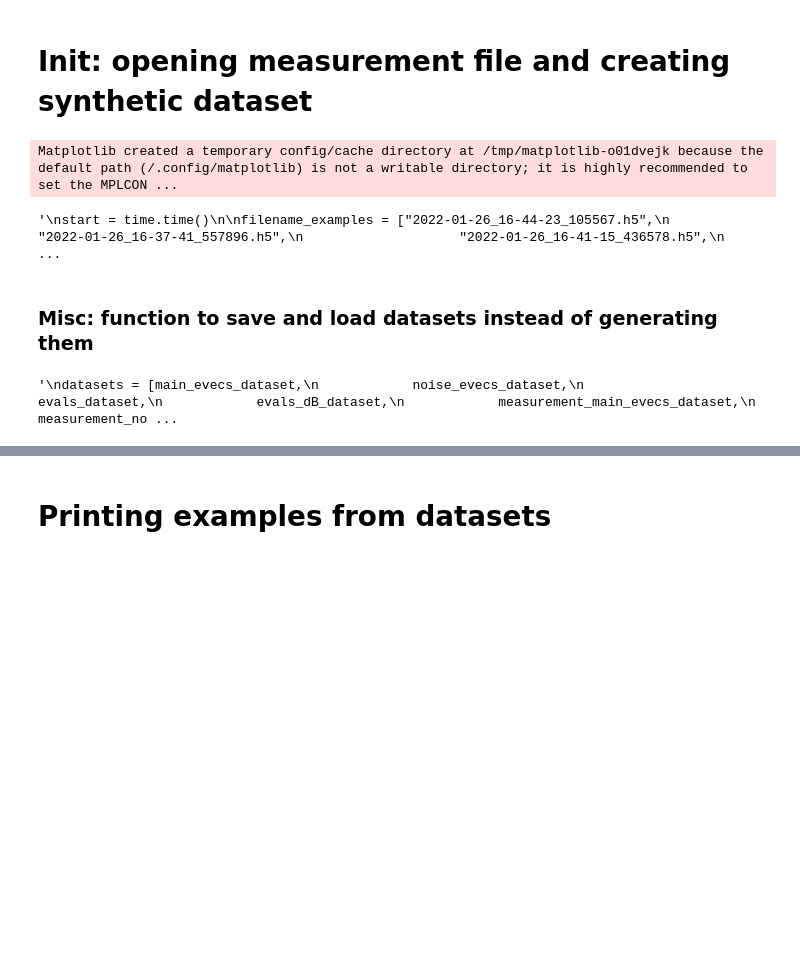
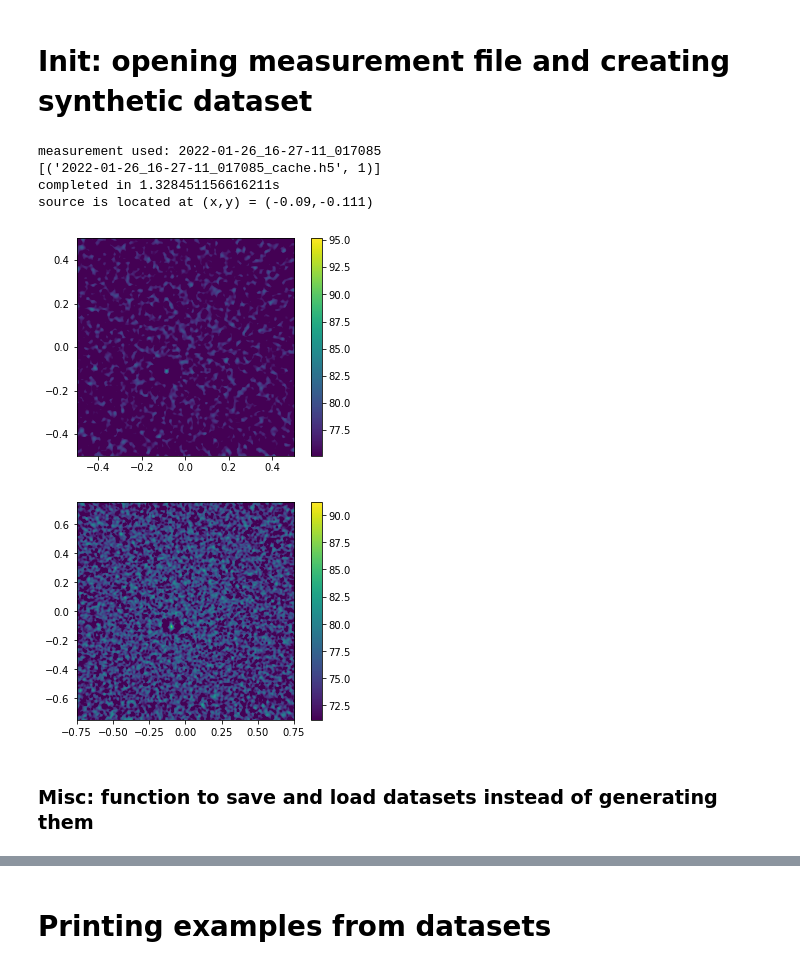
Before and after one commit to raskharkapakh/Master-Arbeit, a Jupyter notebook: python_files/GAN3/notebook.ipynb, the cells around one changed output, grey strips where cells are left out. Cells and saved outputs as stored; diff of their text form; code cells hidden in the pictures; blank space fills up the shorter version.

Commit message:
necessary backup push

```diff
--- a/python_files/GAN3/notebook.ipynb
+++ b/python_files/GAN3/notebook.ipynb
@@ -27,14 +27,23 @@ from main_evecs_WGANGP import main_evecs_WGANGP
 from noise_evecs_WGANGP import noise_evecs_WGANGP
 from measurement import get_measurement_sample
 from eigenmanipulation import normalize_evals, normalize_evecs, levelify, unlevelify
-from beamforming import beamform, get_csm
+from beamforming import beamform, get_csm, get_rank_I_csm
+from plotting_loss import plot_loss
 
 # config files
 from msm_config2022 import FILES, LOC # config file for measurements with names 2022- ... .h5
+
+
+# ==============================================================================================================
+# Code necessary to prevent the container from occupying the whole GPU RAM.
+# ==============================================================================================================
+
+gpu_available = tf.config.list_physical_devices('GPU')
+
+# only occupy needed GPU RAM
+for gpu in gpu_available:
+    tf.config.experimental.set_memory_growth(gpu, True)
-# %% [output]
-Matplotlib created a temporary config/cache directory at /tmp/matplotlib-o01dvejk because the default path (/.config/matplotlib) is not a writable directory; it is highly recommended to set the MPLCON ...
 # %%
-"""
 start = time.time()
 
 filename_examples = ["2022-01-26_16-44-23_105567.h5",
@@ -55,7 +64,8 @@ NB_STEPS = 5
 # Variables to access the measurements
 MEASUREMENT_PATH = "../Data/Measurement/td/"
 MEASUREMENT_PATH_C4 = "../../../shared/measured_data/td/"
-FILENAME = filename_examples[np.random.randint(len(filename_examples))]
+index = 3#np.random.randint(len(filename_examples))
+FILENAME = filename_examples[index]
 print(f"measurement used: {FILENAME[:-3]}")
 MEASUREMENT_NAME = f"{MEASUREMENT_PATH}{FILENAME}"
 
@@ -71,40 +81,83 @@ SAMPLING_FREQUENCY = 51200 # measurement 2022
 FREQ = (SAMPLING_FREQUENCY*FREQ_INDEX)/BLOCKSIZE
 HELMOTZ_NUMBER_MEASUREMENT = (FREQ*APERTURE_SIZE)/SPEED_OF_SOUND
 HELMOTZ_NUMBER_SYNTHETIC = FREQ/SPEED_OF_SOUND
 
 
 
 # Generating synthetic dataset
+
 synthetic_dataset = [get_sample2(loc=LOCATION,
                                  helmotz_number=HELMOTZ_NUMBER_SYNTHETIC)
                      for _ in range(BATCH_SIZE*NB_SYNTHETIC_BATCH)]
+
+
 
 main_evecs_dataset = tf.convert_to_tensor([s[0] for s in synthetic_dataset])
 noise_evecs_dataset = tf.convert_to_tensor([s[1] for s in synthetic_dataset])
 evals_dataset = tf.convert_to_tensor([s[2] for s in synthetic_dataset])
 evals_dB_dataset = tf.convert_to_tensor([s[3] for s in synthetic_dataset])
 
 # Opening measurement dataset
 measurement_dataset = [get_measurement_sample(measurement_name=MEASUREMENT_NAME,
                                              freq_index=FREQ_INDEX)
                        for _ in range(BATCH_SIZE*NB_MEASUREMENT_BATCH)]
 
 measurement_main_evecs_dataset = tf.convert_to_tensor([m[0] for m in measurement_dataset])
 measurement_noise_evecs_dataset = tf.convert_to_tensor([m[1] for m in measurement_dataset])
 measurement_evals_dataset = tf.convert_to_tensor([m[2] for m in measurement_dataset])
 measurement_evals_dB_dataset = tf.convert_to_tensor([m[3] for m in measurement_dataset])
 
 diff = time.time() - start
 print(f"completed in {diff}s")
-"""
+
+
+
+# RANK I Beamforming validation test ==========================================================================
+print(f"source is located at (x,y) = ({LOCATION[0]},{LOCATION[1]})")
+
+NUMFREQ = 1 # one freq with index bin = 13 ? -> is that accurate ?
+NUMCHANNELS = 64
+
+# 1 with synthetic ============================================================================================
+generated_evals = evals_dataset[0, :, :,:]
+evals_vec_numpy = normalize_evals(np.sort(np.array(generated_evals[ :, :, 0]).flatten()))
+evals_vec = tf.convert_to_tensor(evals_vec_numpy)
+
+main_evec = normalize_evecs(main_evecs_dataset[0, :, :,:])
+main_evec_real = main_evec[:, 0, 0]
+main_evec_imag = main_evec[:, 0, 1]
+
+rank_I_csm = get_rank_I_csm(main_evec_real, main_evec_imag, evals_vec).numpy()
+rank_I_csm = np.reshape(rank_I_csm, newshape=(NUMFREQ,NUMCHANNELS,NUMCHANNELS))
+beamform(rank_I_csm, helmotz_number=HELMOTZ_NUMBER_SYNTHETIC, measurement=False)
+
+
+# 2 with measurement ===========================================================================================
+generated_evals = measurement_evals_dataset[0, :, :,:]
+evals_vec_numpy = normalize_evals(np.sort(np.array(generated_evals[ :, :, 0]).flatten()))
+evals_vec = tf.convert_to_tensor(evals_vec_numpy)
+
+main_evec = normalize_evecs(measurement_main_evecs_dataset[0, :, :,:])
+main_evec_real = main_evec[:, 0, 0]
+main_evec_imag = main_evec[:, 0, 1]
+
+rank_I_csm = get_rank_I_csm(main_evec_real, main_evec_imag, evals_vec).numpy()
+rank_I_csm = np.reshape(rank_I_csm, newshape=(NUMFREQ,NUMCHANNELS,NUMCHANNELS))
+beamform(rank_I_csm, helmotz_number=HELMOTZ_NUMBER_MEASUREMENT, measurement=True)
+
+
 # On computer4, for: BATCH_SIZE = 16, NB_SYNTHETIC_BATCH = 500, NB_MEASUREMENT_BATCH = 100 --> completed in approx. 30min
 # %% [output]
-'\nstart = time.time()\n\nfilename_examples = ["2022-01-26_16-44-23_105567.h5",\n                    "2022-01-26_16-37-41_557896.h5",\n                    "2022-01-26_16-41-15_436578.h5",\n            ...
+measurement used: 2022-01-26_16-27-11_017085
+[('2022-01-26_16-27-11_017085_cache.h5', 1)]
+completed in 1.328451156616211s
+source is located at (x,y) = (-0.09,-0.111)
+[figure, added]
+[figure, added]
 # %% [markdown]
 ### Misc: function to save and load datasets instead of generating them
 # %%
 # Save datasets:
-"""
 datasets = [main_evecs_dataset,
             noise_evecs_dataset,
             evals_dataset,
@@ -154,9 +207,6 @@ variable_dict_json = json.dumps(variable_dict)
 
 with open("datasets_backups/variable_dict.json","w") as f:
     f.write(variable_dict_json)
-"""
-# %% [output]
-'\ndatasets = [main_evecs_dataset,\n            noise_evecs_dataset,\n            evals_dataset,\n            evals_dB_dataset,\n            measurement_main_evecs_dataset,\n            measurement_no ...
 # %%
 # Load from backup instead
 with open(f'datasets_backups/main_evecs_dataset.npy', 'rb') as f:
```
Also changed, not shown: parts of 55 cells of this notebook, 32 other files.
